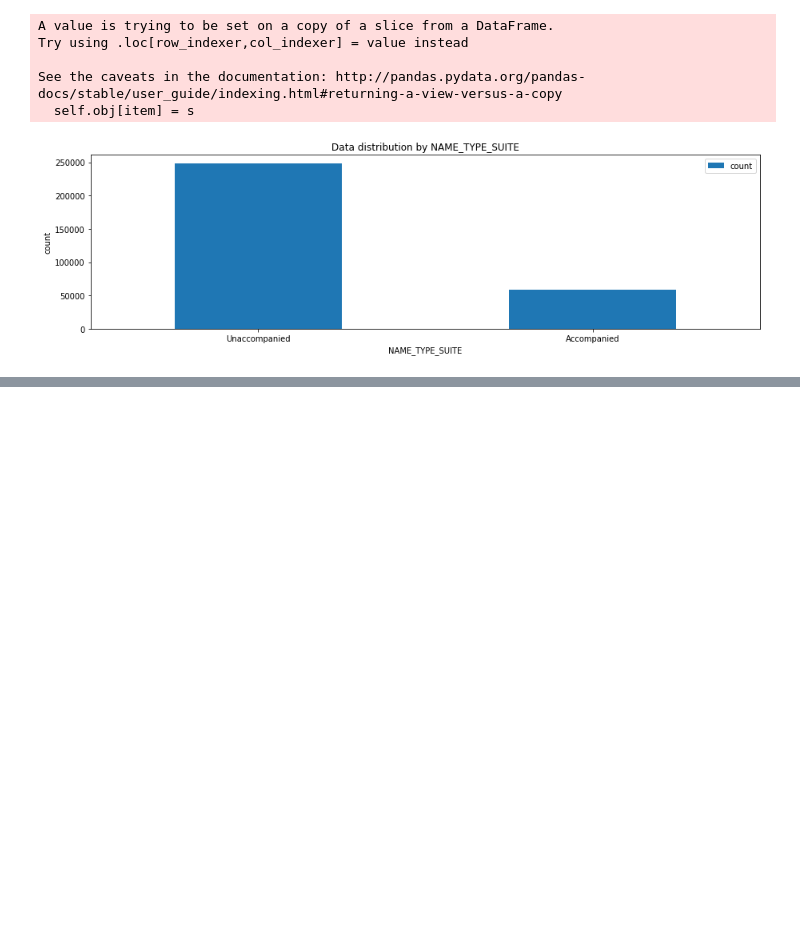
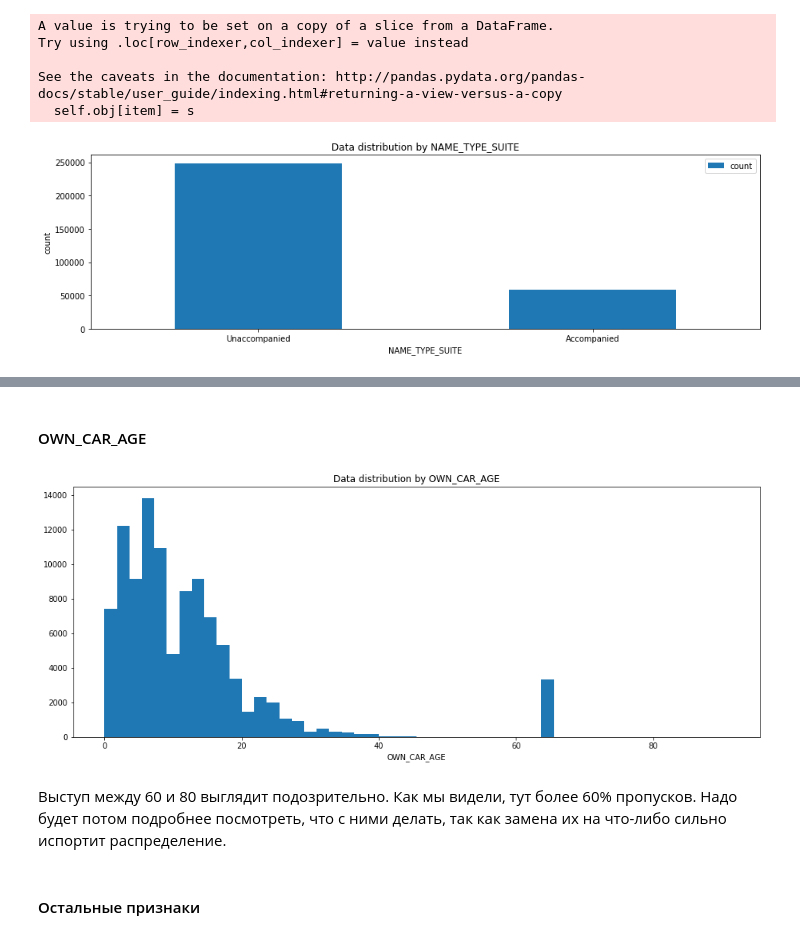
Before and after one commit to nuwanda57/HomeCredit1, a Jupyter notebook: exploration.ipynb, the cells around one changed output, grey strips where cells are left out. Cells and saved outputs as stored; diff of their text form; code cells hidden in the pictures; blank space fills up the shorter version.

```diff
--- a/exploration.ipynb
+++ b/exploration.ipynb
@@ -120,9 +121,9 @@ import seaborn as sns
 # %% [markdown]
 Функции для составления/визуализации статистик
 # %%
-def draw_pies_for_columns(columns, df):
+def draw_pies_for_columns(columns, dff):
     for col in columns:
-        counts = Counter(df[col])
+        counts = Counter(dff[col])
         df = pd.DataFrame.from_dict(counts, orient='index')
         df.index.name = col
         df.columns = ['count']
@@ -132,29 +133,29 @@ def draw_pies_for_columns(columns, df):
         plt.ylabel('count')
         plt.show()
 
-def draw_hists_for_categorical_columns(columns, df):
+def draw_hists_for_categorical_columns(columns, dff):
     for col in columns:
-        counts = Counter(df[col])
+        counts = Counter(dff[col])
         df = pd.DataFrame.from_dict(counts, orient='index')
         df.index.name = col
         df.columns = ['count']
-        df.plot(kind='bar', rot=0, figsize=(15,4))
+        df.plot(kind='bar', rot=90, figsize=(15,4))
         plt.title('Data distribution by %s' % col)
         plt.xlabel(col)
         plt.ylabel('count')
         plt.show()
 
-def draw_hists_for_numerical_columns(columns, df):
+def draw_hists_for_numerical_columns(columns, dff):
     for col in columns:
         plt.figure(figsize=(16,6))
-        plt.hist(df[col], bins=50)
+        plt.hist(dff[col], bins=50)
         plt.title('Data distribution by %s' % col)
         plt.xlabel(col)
         plt.show()
 
-def draw_correlations_for_numerical_columns(columns, df):
+def draw_correlations_for_numerical_columns(columns, dff):
     plt.figure(figsize=(18, 18))
-    cor = df[columns].corr()
+    cor = dff[columns].corr()
     sns.heatmap(cor, annot=True, cmap=plt.cm.Reds)
     plt.show()
 
@@ -238,0 +285,10 @@ draw_hists_for_categorical_columns(['NAME_TYPE_SUITE'], general_bio_application)
+# %% [markdown]
+#### OWN_CAR_AGE
+# %%
+draw_hists_for_numerical_columns(['OWN_CAR_AGE'], general_bio_application)
+# %% [output]
+[figure, added]
+# %% [markdown]
+Выступ между 60 и 80 выглядит подозрительно. Как мы видели, тут более 60% пропусков. Надо будет потом подробнее посмотреть, что с ними делать, так как замена их на что-либо сильно испортит распределение.
+# %% [markdown]
+#### Остальные признаки
```
Also changed, not shown: parts of 19 cells of this notebook, 1 other file.
